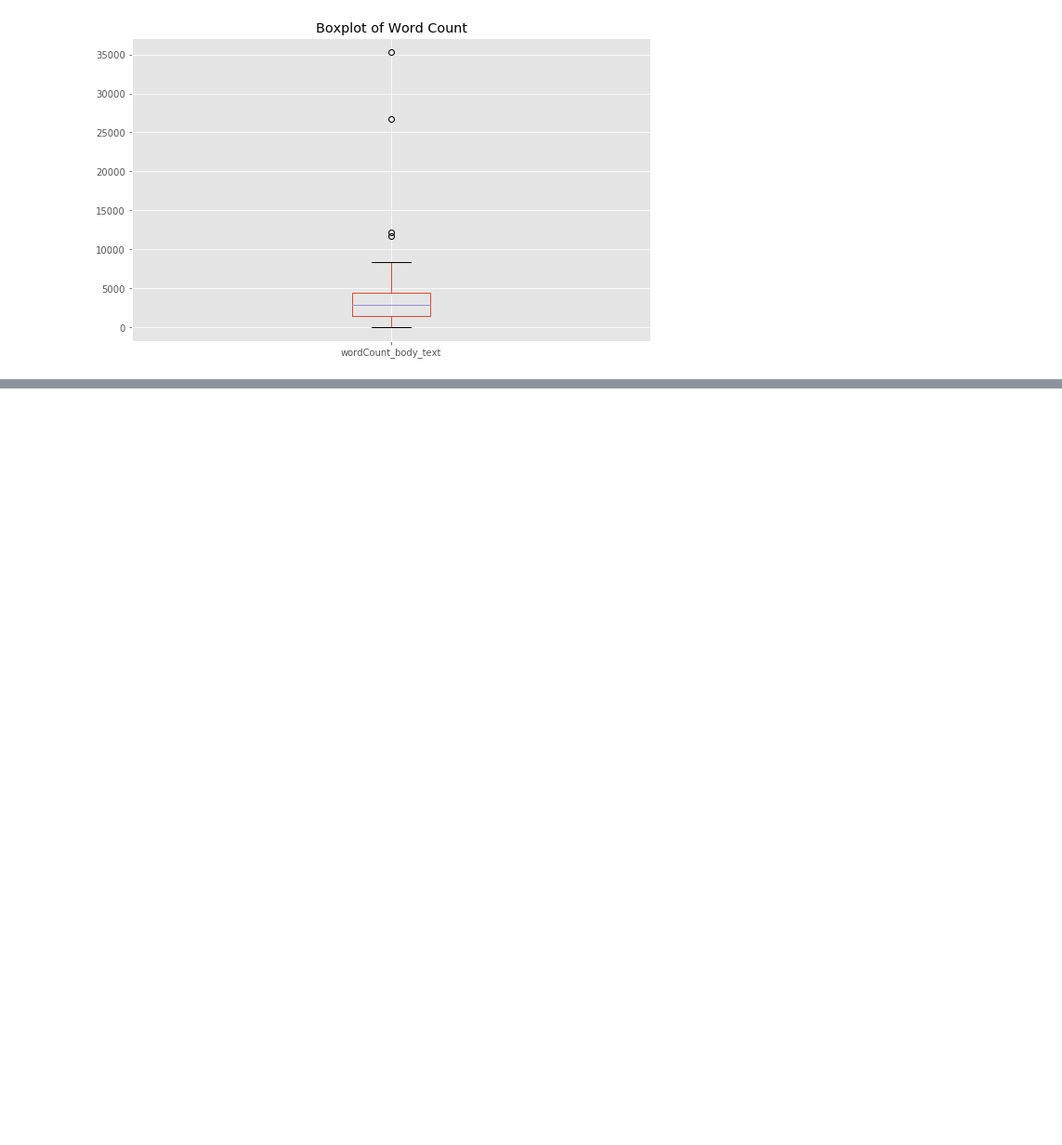
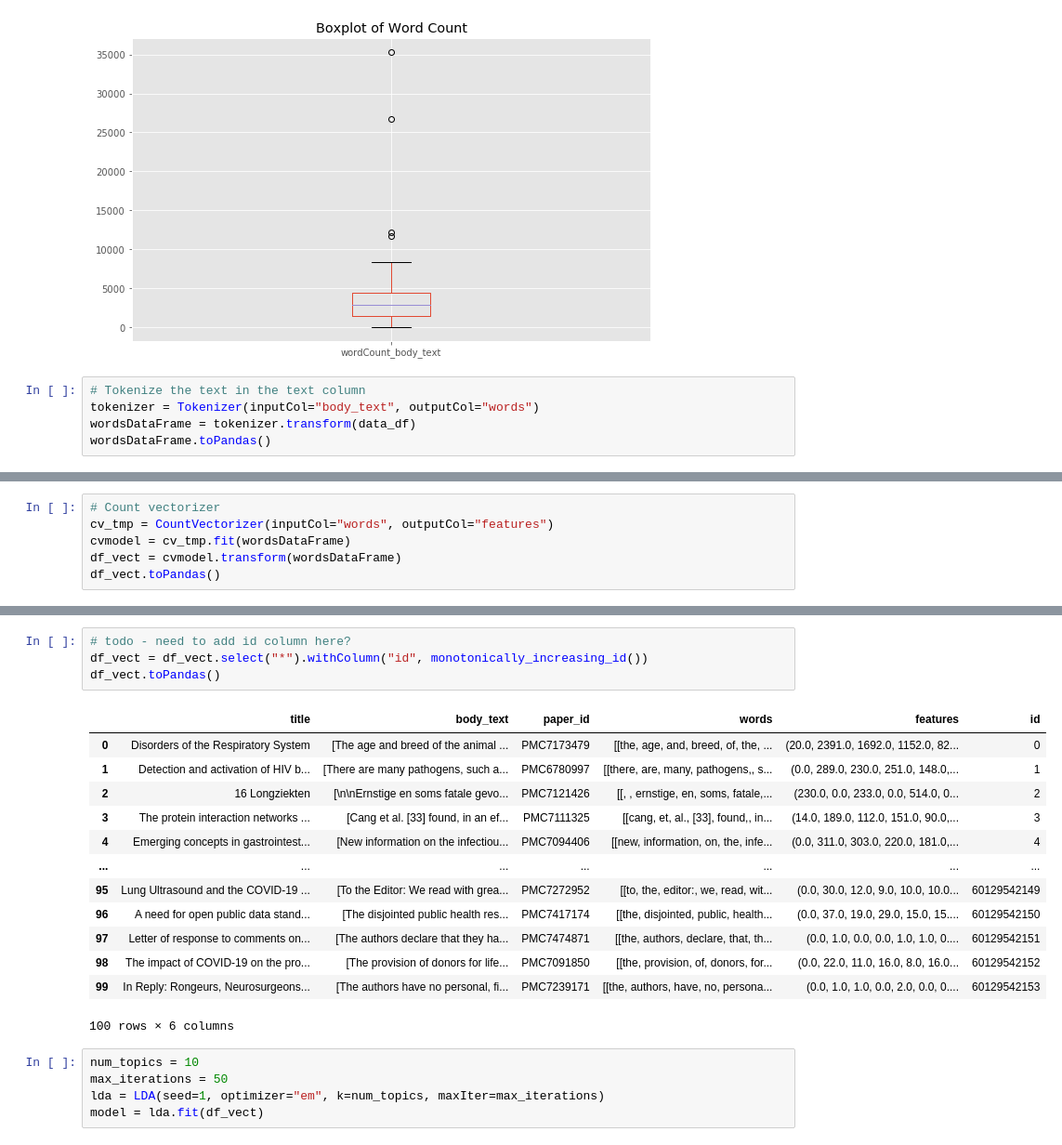
Before and after one commit to pdhimal1/COVID19-Topic-Modeling, a Jupyter notebook: src/HW3-data-exploration.ipynb, the cells around one changed output, grey strips where cells are left out. Shown: that part at 93% size. Saved outputs shown, nothing was run; the diff lists cells and outputs as text; blank space fills up the shorter version.

Commit message:
Model Fit workinh

```diff
--- a/src/HW3-data-exploration.ipynb
+++ b/src/HW3-data-exploration.ipynb
@@ -167,3 +172,8 @@ df_with_wc.limit(100).toPandas()[['wordCount_body_text']] \
 plt.show()
 # %% [output]
 [figure]
+# %%
+# Tokenize the text in the text column
+tokenizer = Tokenizer(inputCol="body_text", outputCol="words")
+wordsDataFrame = tokenizer.transform(data_df)
+wordsDataFrame.toPandas()
@@ -169,0 +194,6 @@ plt.show()
+# %%
+# Count vectorizer
+cv_tmp = CountVectorizer(inputCol="words", outputCol="features")
+cvmodel = cv_tmp.fit(wordsDataFrame)
+df_vect = cvmodel.transform(wordsDataFrame)
+df_vect.toPandas()
@@ -169,0 +214,23 @@ plt.show()
+# %%
+# todo - need to add id column here?
+df_vect = df_vect.select("*").withColumn("id", monotonically_increasing_id())
+df_vect.toPandas()
+# %% [output]
+|  | title | body_text | paper_id | words | features | id |
+| 0 | Disorders of the Respiratory System | [The age and breed of the animal ... | PMC7173479 | [[the, age, and, breed, of, the, ... | (20.0, 2391.0, 1692.0, 1152.0, 82... | 0 |
+| 1 | Detection and activation of HIV b... | [There are many pathogens, such a... | PMC6780997 | [[there, are, many, pathogens,, s... | (0.0, 289.0, 230.0, 251.0, 148.0,... | 1 |
+| 2 | 16 Longziekten | [\n\nErnstige en soms fatale gevo... | PMC7121426 | [[, , ernstige, en, soms, fatale,... | (230.0, 0.0, 233.0, 0.0, 514.0, 0... | 2 |
+| 3 | The protein interaction networks ... | [Cang et al. [33] found, in an ef... | PMC7111325 | [[cang, et, al., [33], found,, in... | (14.0, 189.0, 112.0, 151.0, 90.0,... | 3 |
+| 4 | Emerging concepts in gastrointest... | [New information on the infectiou... | PMC7094406 | [[new, information, on, the, infe... | (0.0, 311.0, 303.0, 220.0, 181.0,... | 4 |
+| ... | ... | ... | ... | ... | ... | ... |
+| 95 | Lung Ultrasound and the COVID‐19 ... | [To the Editor: We read with grea... | PMC7272952 | [[to, the, editor:, we, read, wit... | (0.0, 30.0, 12.0, 9.0, 10.0, 10.0... | 60129542149 |
+| 96 | A need for open public data stand... | [The disjointed public health res... | PMC7417174 | [[the, disjointed, public, health... | (0.0, 37.0, 19.0, 29.0, 15.0, 15.... | 60129542150 |
+| 97 | Letter of response to comments on... | [The authors declare that they ha... | PMC7474871 | [[the, authors, declare, that, th... | (0.0, 1.0, 0.0, 0.0, 1.0, 1.0, 0.... | 60129542151 |
+| 98 | The impact of COVID-19 on the pro... | [The provision of donors for life... | PMC7091850 | [[the, provision, of, donors, for... | (0.0, 22.0, 11.0, 16.0, 8.0, 16.0... | 60129542152 |
+| 99 | In Reply: Rongeurs, Neurosurgeons... | [The authors have no personal, fi... | PMC7239171 | [[the, authors, have, no, persona... | (0.0, 1.0, 1.0, 0.0, 2.0, 0.0, 0.... | 60129542153 |
+100 rows × 6 columns
+# %%
+num_topics = 10
+max_iterations = 50
+lda = LDA(seed=1, optimizer="em", k=num_topics, maxIter=max_iterations)
+model = lda.fit(df_vect)
```
Also changed, not shown: parts of 6 cells of this notebook.
